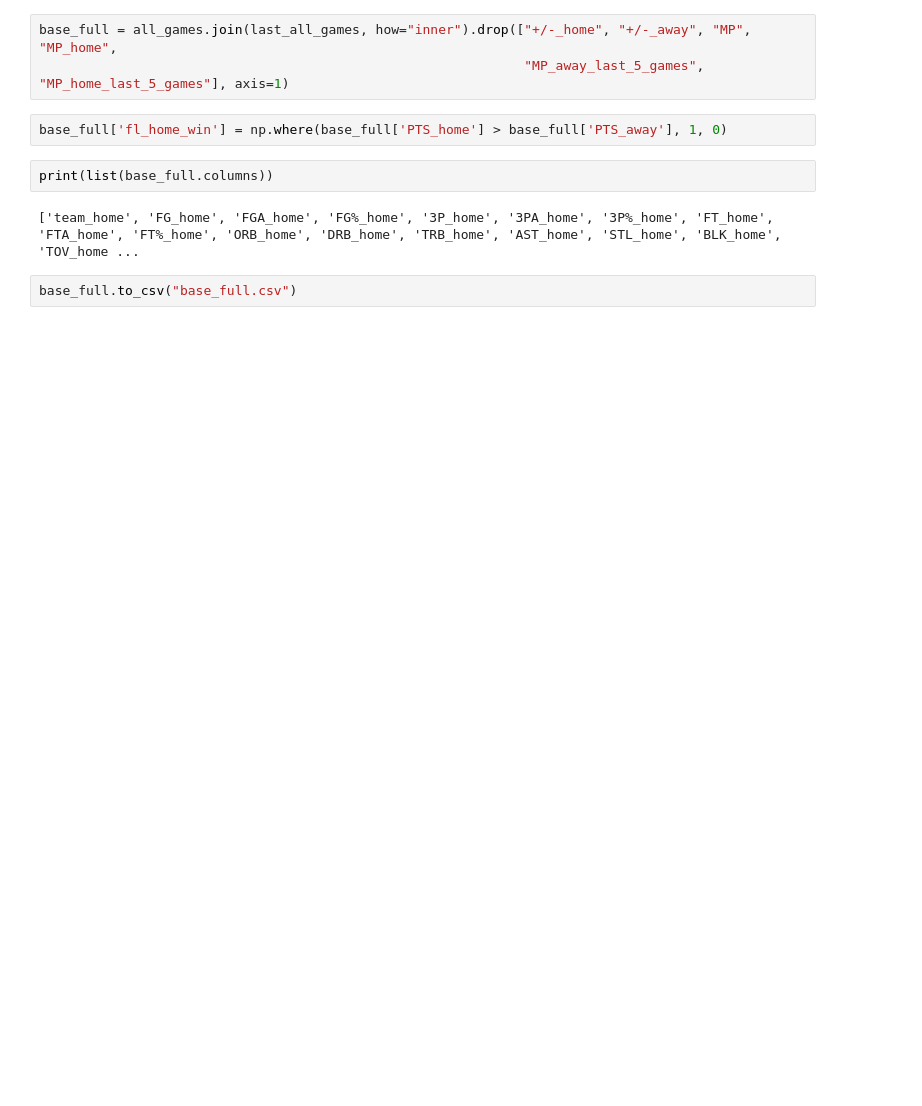
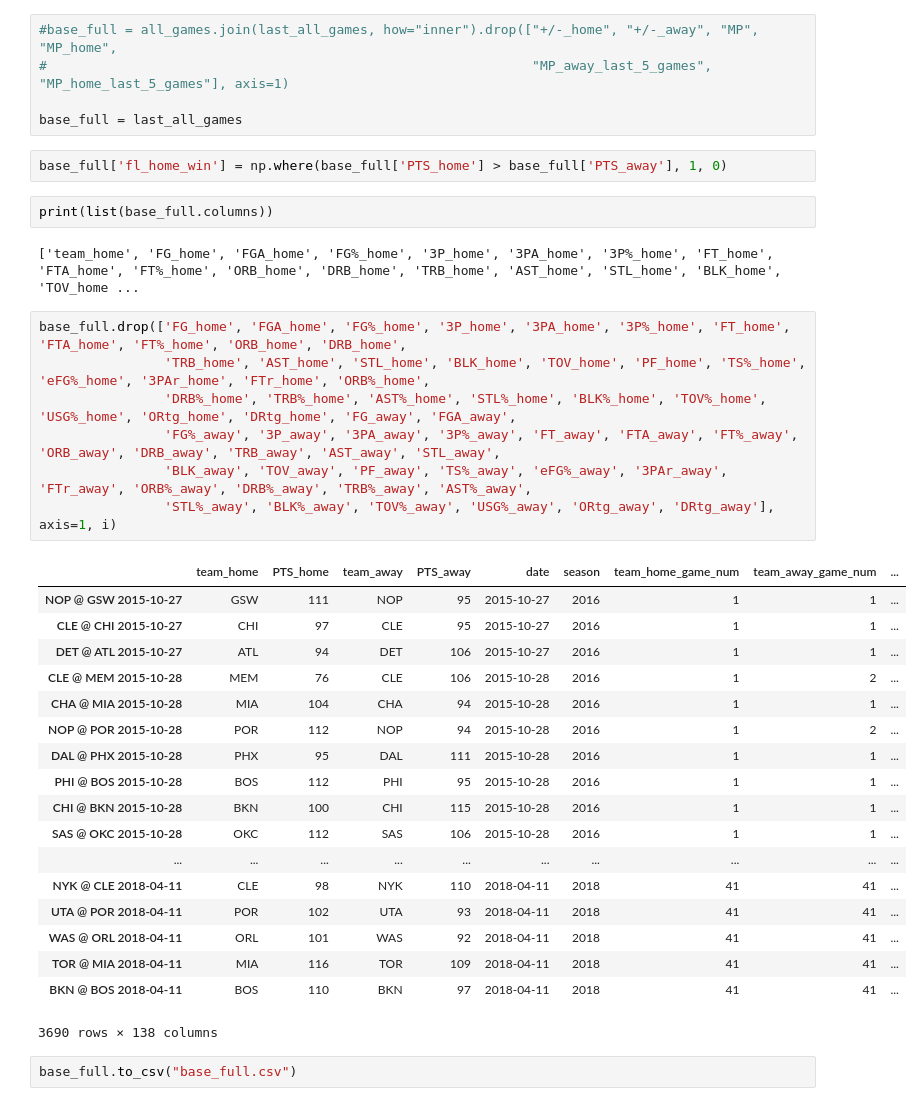
Before and after one commit to rafaelgasp/nba_games, a Jupyter notebook: Junta_DataFrames.ipynb, the cells around one changed output. Saved outputs shown, nothing was run; the diff lists cells and outputs as text; blank space fills up the shorter version.

```diff
--- a/Junta_DataFrames.ipynb
+++ b/Junta_DataFrames.ipynb
@@ -476,11 +558,39 @@ last_all_games.head()
 # %%
-base_full = all_games.join(last_all_games, how="inner").drop(["+/-_home", "+/-_away", "MP", "MP_home",
-                                                              "MP_away_last_5_games", "MP_home_last_5_games"], axis=1)
+#base_full = all_games.join(last_all_games, how="inner").drop(["+/-_home", "+/-_away", "MP", "MP_home",
+#                                                              "MP_away_last_5_games", "MP_home_last_5_games"], axis=1)
+
+base_full = last_all_games
 # %%
 base_full['fl_home_win'] = np.where(base_full['PTS_home'] > base_full['PTS_away'], 1, 0)
 # %%
 print(list(base_full.columns))
 # %% [output]
 ['team_home', 'FG_home', 'FGA_home', 'FG%_home', '3P_home', '3PA_home', '3P%_home', 'FT_home', 'FTA_home', 'FT%_home', 'ORB_home', 'DRB_home', 'TRB_home', 'AST_home', 'STL_home', 'BLK_home', 'TOV_home ...
+# %%
+base_full.drop(['FG_home', 'FGA_home', 'FG%_home', '3P_home', '3PA_home', '3P%_home', 'FT_home', 'FTA_home', 'FT%_home', 'ORB_home', 'DRB_home',
+                'TRB_home', 'AST_home', 'STL_home', 'BLK_home', 'TOV_home', 'PF_home', 'TS%_home', 'eFG%_home', '3PAr_home', 'FTr_home', 'ORB%_home',
+                'DRB%_home', 'TRB%_home', 'AST%_home', 'STL%_home', 'BLK%_home', 'TOV%_home', 'USG%_home', 'ORtg_home', 'DRtg_home', 'FG_away', 'FGA_away',
+                'FG%_away', '3P_away', '3PA_away', '3P%_away', 'FT_away', 'FTA_away', 'FT%_away', 'ORB_away', 'DRB_away', 'TRB_away', 'AST_away', 'STL_away',
+                'BLK_away', 'TOV_away', 'PF_away', 'TS%_away', 'eFG%_away', '3PAr_away', 'FTr_away', 'ORB%_away', 'DRB%_away', 'TRB%_away', 'AST%_away',
+                'STL%_away', 'BLK%_away', 'TOV%_away', 'USG%_away', 'ORtg_away', 'DRtg_away'], axis=1, i)
+# %% [output]
+|  | team_home | PTS_home | team_away | PTS_away | date | season | team_home_game_num | team_away_game_num | ... |
+| NOP @ GSW 2015-10-27 | GSW | 111 | NOP | 95 | 2015-10-27 | 2016 | 1 | 1 | ... |
+| CLE @ CHI 2015-10-27 | CHI | 97 | CLE | 95 | 2015-10-27 | 2016 | 1 | 1 | ... |
+| DET @ ATL 2015-10-27 | ATL | 94 | DET | 106 | 2015-10-27 | 2016 | 1 | 1 | ... |
+| CLE @ MEM 2015-10-28 | MEM | 76 | CLE | 106 | 2015-10-28 | 2016 | 1 | 2 | ... |
+| CHA @ MIA 2015-10-28 | MIA | 104 | CHA | 94 | 2015-10-28 | 2016 | 1 | 1 | ... |
+| NOP @ POR 2015-10-28 | POR | 112 | NOP | 94 | 2015-10-28 | 2016 | 1 | 2 | ... |
+| DAL @ PHX 2015-10-28 | PHX | 95 | DAL | 111 | 2015-10-28 | 2016 | 1 | 1 | ... |
+| PHI @ BOS 2015-10-28 | BOS | 112 | PHI | 95 | 2015-10-28 | 2016 | 1 | 1 | ... |
+| CHI @ BKN 2015-10-28 | BKN | 100 | CHI | 115 | 2015-10-28 | 2016 | 1 | 1 | ... |
+| SAS @ OKC 2015-10-28 | OKC | 112 | SAS | 106 | 2015-10-28 | 2016 | 1 | 1 | ... |
+| ... | ... | ... | ... | ... | ... | ... | ... | ... | ... |
+| NYK @ CLE 2018-04-11 | CLE | 98 | NYK | 110 | 2018-04-11 | 2018 | 41 | 41 | ... |
+| UTA @ POR 2018-04-11 | POR | 102 | UTA | 93 | 2018-04-11 | 2018 | 41 | 41 | ... |
+| WAS @ ORL 2018-04-11 | ORL | 101 | WAS | 92 | 2018-04-11 | 2018 | 41 | 41 | ... |
+| TOR @ MIA 2018-04-11 | MIA | 116 | TOR | 109 | 2018-04-11 | 2018 | 41 | 41 | ... |
+| BKN @ BOS 2018-04-11 | BOS | 110 | BKN | 97 | 2018-04-11 | 2018 | 41 | 41 | ... |
+3690 rows × 138 columns
 # %%
 base_full.to_csv("base_full.csv")
```
Also changed, not shown: parts of 14 cells of this notebook, 3 other files.
